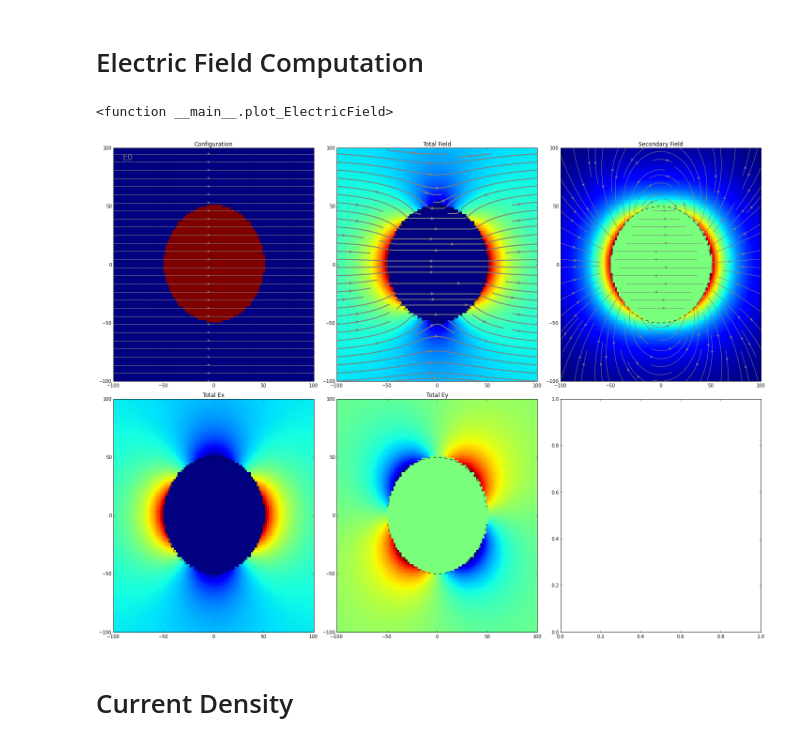
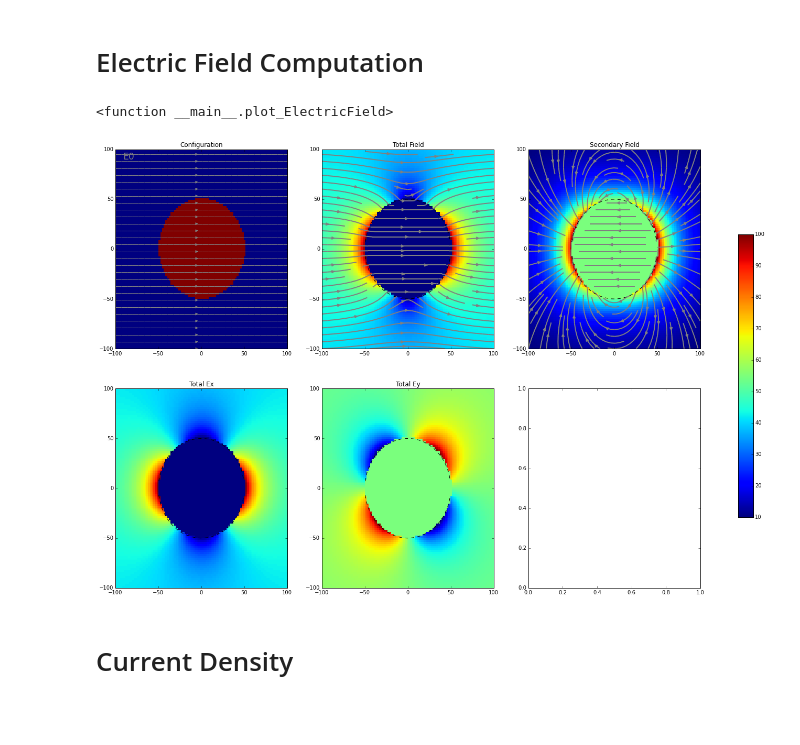
Before and after one commit to geoscixyz/em, a Jupyter notebook: examples/sphere/ElectrostaticSphere.ipynb, the cells around one changed output. Saved outputs shown, nothing was run; the diff lists cells and outputs as text; code cells hidden in the pictures; blank space fills up the shorter version.

```diff
--- a/examples/sphere/ElectrostaticSphere.ipynb
+++ b/examples/sphere/ElectrostaticSphere.ipynb
@@ -180,7 +184,7 @@ def plot_ElectricField(R,sig1,sig0,E0):
     fig,ax = plt.subplots(2,3,figsize=(20,15))
     ax=mkvc(ax)
 
-    ax[0].pcolor(xr,yr,Sigma.reshape(xr.size, yr.size))
+    pax = ax[0].pcolor(xr,yr,Sigma.reshape(xr.size, yr.size))
     ax[0].streamplot(xr,yr,Ep[:,0].reshape(xr.size,yr.size),Ep[:,1].reshape(xr.size,yr.size),color='gray')
     #ax[0].plot(xcirc,np.sqrt(R**2-xcirc**2),'--k',xcirc,-np.sqrt(R**2-xcirc**2),'--k')
     ax[0].set_title('Configuration')
@@ -191,35 +195,40 @@ def plot_ElectricField(R,sig1,sig0,E0):
     ax[2].pcolor(xr,yr,np.sqrt(Et[:,0]**2+Et[:,1]**2).reshape(xr.size, yr.size))
     ax[2].streamplot(xr,yr,EtXr,EtYr,color='gray',linewidth=2.)#angles='xy',scale_units='xy',scale=0.05)
     ax[2].plot(xcirc,np.sqrt(R**2-xcirc**2),'--k',xcirc,-np.sqrt(R**2-xcirc**2),'--k')
     ax[2].set_title('Total Field')
     ax[2].set_xlim([xr.min(),xr.max()])
     ax[2].set_ylim([yr.min(),yr.max()])
 
     ax[1].pcolor(xr,yr,Et[:,0].reshape(xr.size, yr.size))
     ax[1].plot(xcirc,np.sqrt(R**2-xcirc**2),'--k',xcirc,-np.sqrt(R**2-xcirc**2),'--k')
     ax[1].set_title('Total Ex')
     ax[0].set_xlim([xr.min(),xr.max()])
     ax[0].set_ylim([yr.min(),yr.max()])
 
     ax[3].pcolor(xr,yr,Et[:,1].reshape(xr.size,yr.size))
     ax[3].plot(xcirc,np.sqrt(R**2-xcirc**2),'--k',xcirc,-np.sqrt(R**2-xcirc**2),'--k')
     ax[3].set_title('Total Ey')
     ax[3].set_xlim([xr.min(),xr.max()])
     ax[3].set_ylim([yr.min(),yr.max()])
 
     ax[4].pcolor(xr,yr,np.sqrt(Es[:,1]**2+Es[:,0]**2).reshape(xr.size,yr.size))
     ax[4].streamplot(xr,yr,ESXr,ESYr,color='gray',linewidth=2.)#,angles='xy',scale_units='xy',scale=0.05)
     ax[4].plot(xcirc,np.sqrt(R**2-xcirc**2),'--k',xcirc,-np.sqrt(R**2-xcirc**2),'--k')
     ax[4].set_title('Secondary Field')
     ax[4].set_xlim([xr.min(),xr.max()])
     ax[4].set_ylim([yr.min(),yr.max()])
 
-    plt.tight_layout()
+    # colorbar
+    fig.subplots_adjust(right=0.9)
+    cbar_ax = fig.add_axes([0.95,0.25,0.02,0.5])
+    fig.colorbar(pax, cax=cbar_ax)
+
+    #plt.tight_layout()
 
 interact(plot_ElectricField, R=R_slider, sig1=S1_slider,sig0=S0_slider,E0=E0_slider)
 # %% [output]
 <function __main__.plot_ElectricField>
-[figure, old version]
+[figure, new version]
 # %% [markdown]
 # Current Density
 # %%
```
Also changed, not shown: parts of 2 cells of this notebook.
